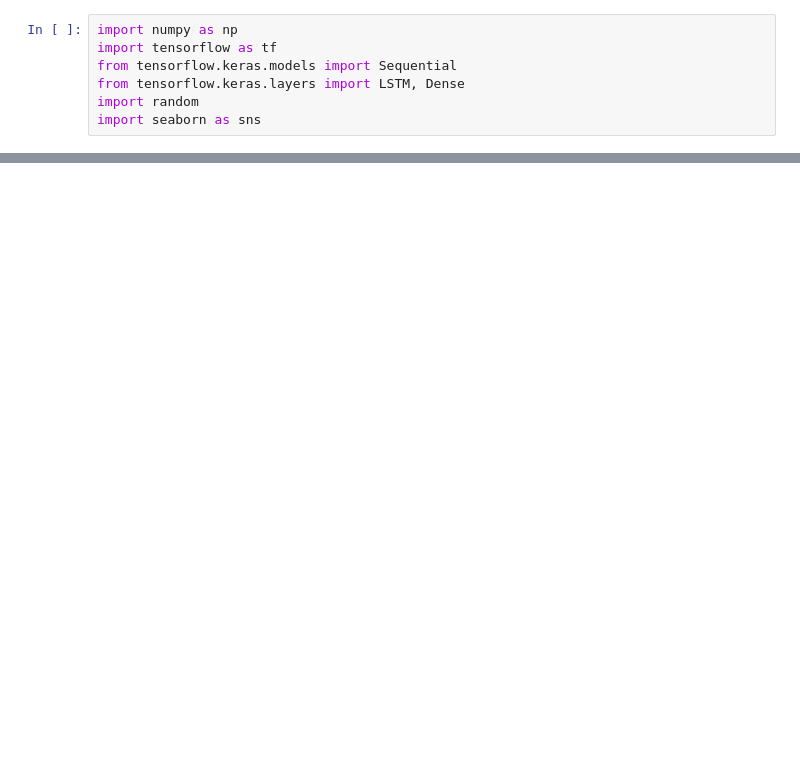
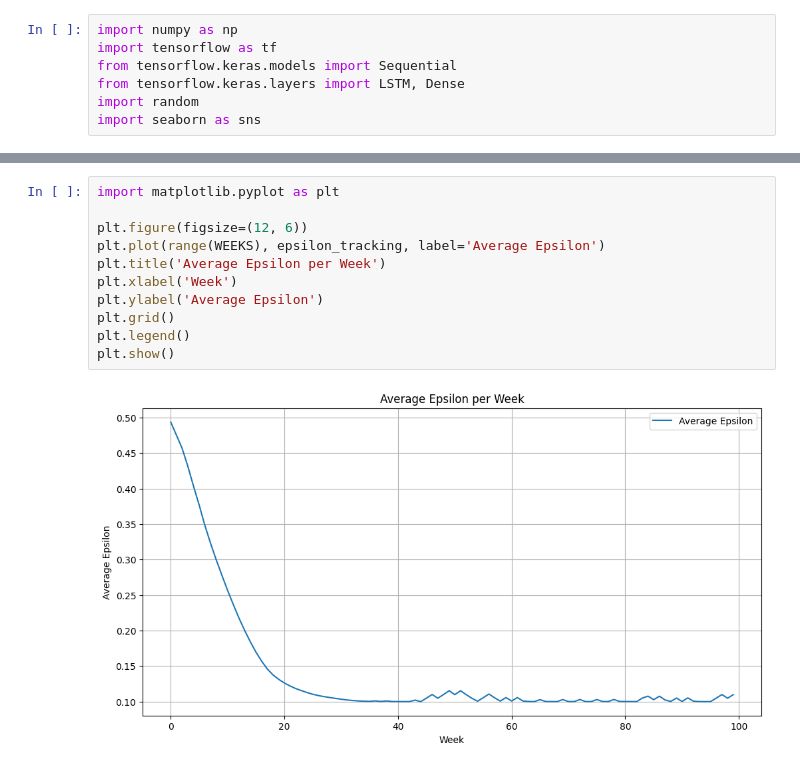
Before and after one commit to RRENN02/El-Farol-Bar-Simulation, a Jupyter notebook: Experiments/elfarol.ipynb, the cells around one changed output, grey strips where cells are left out. Cells and saved outputs as stored; diff of their text form; blank space fills up the shorter version.

```diff
--- a/Experiments/elfarol.ipynb
+++ b/Experiments/elfarol.ipynb
@@ -140,0 +197,13 @@ for week in tqdm(range(WEEKS), desc="Simulating Weeks"):
+# %%
+import matplotlib.pyplot as plt
+
+plt.figure(figsize=(12, 6))
+plt.plot(range(WEEKS), epsilon_tracking, label='Average Epsilon')
+plt.title('Average Epsilon per Week')
+plt.xlabel('Week')
+plt.ylabel('Average Epsilon')
+plt.grid()
+plt.legend()
+plt.show()
+# %% [output]
+[figure, added]
```
Also changed, not shown: parts of 16 cells of this notebook, 3 other files.
